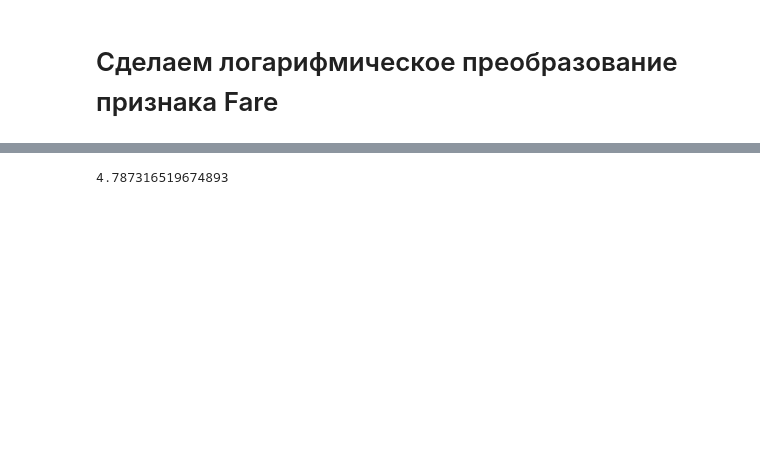
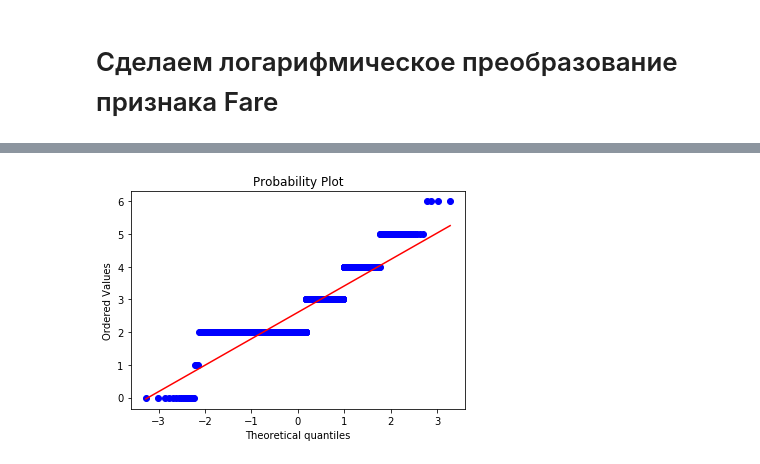
Before and after one commit to DmKuzin/kaggle_titanic, a Jupyter notebook: Titanic2.ipynb, the cells around one changed output, grey strips where cells are left out. Saved outputs shown, nothing was run; the diff lists cells and outputs as text; code cells hidden in the pictures; blank space fills up the shorter version.

```diff
--- a/Titanic2.ipynb
+++ b/Titanic2.ipynb
@@ -241,4 +243,4 @@ ValueError: cannot convert float NaN to integer
-# %%
-print(train_data['Fare'].skew())
-# %% [output]
-4.787316519674893
+# %%
+res = stats.probplot(all_data['Fare'], plot=plt)
+# %% [output]
+[figure, added]
```
Also changed, not shown: parts of 8 cells of this notebook.
